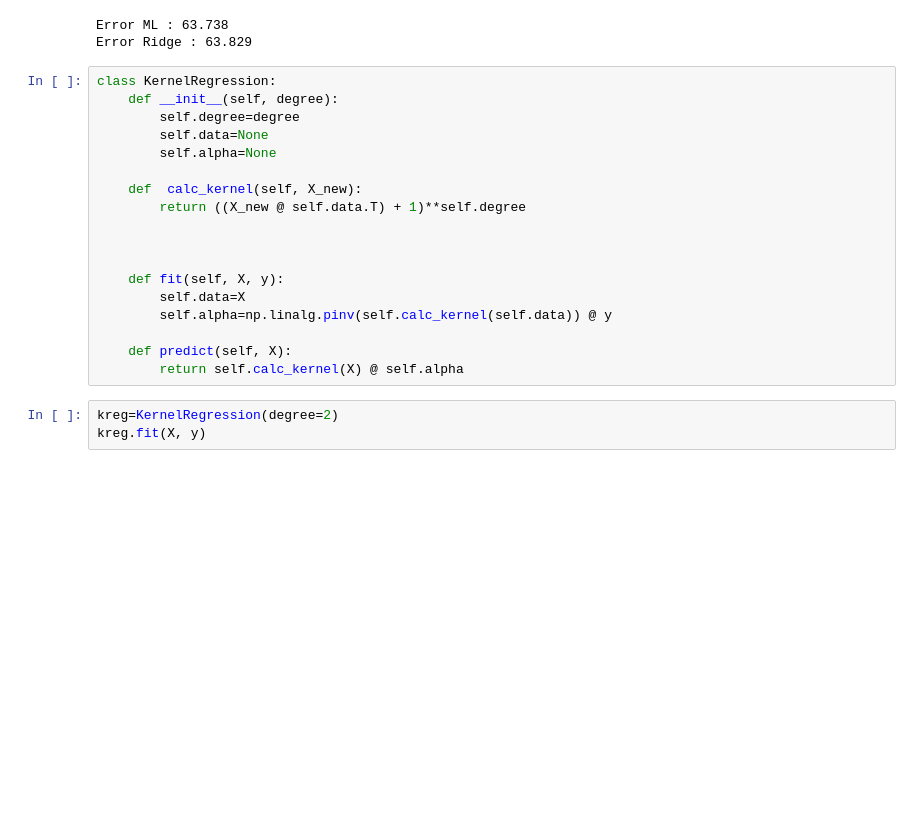
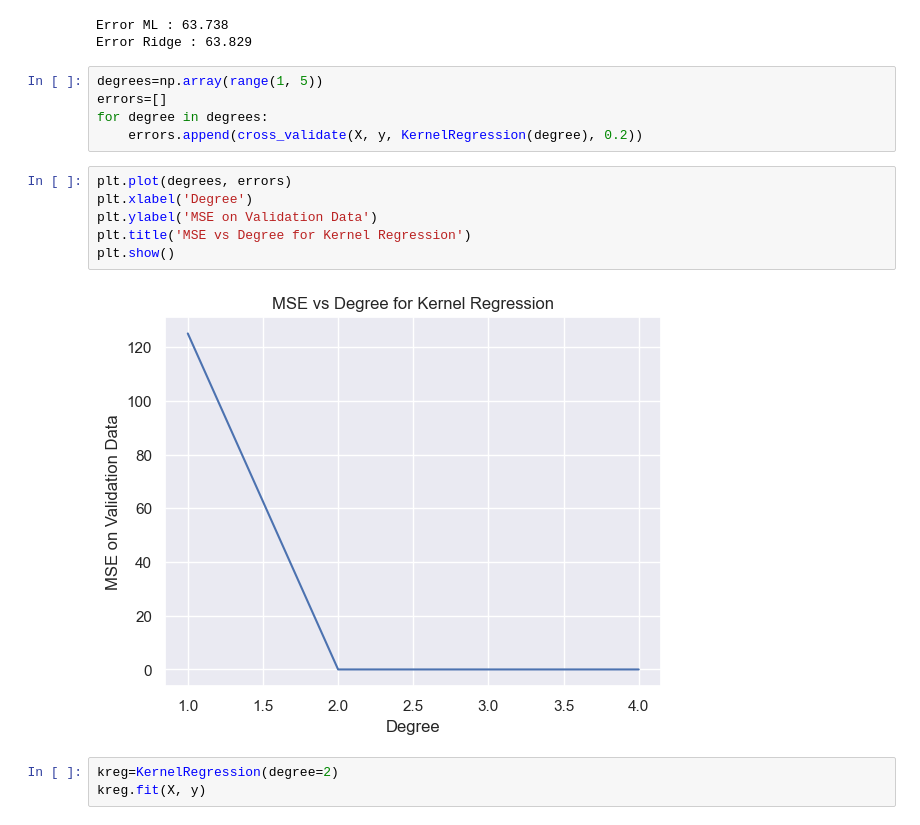
Before and after one commit to seg-fault123/ml, a Jupyter notebook: assignment1/da24c006.ipynb, the cells around one changed output. Cells and saved outputs as stored; diff of their text form; blank space fills up the shorter version.

```diff
--- a/assignment1/da24c006.ipynb
+++ b/assignment1/da24c006.ipynb
@@ -252,24 +93,19 @@ print('Error Ridge : %1.3f'%error_ridge)
 # %% [output]
 Error ML : 63.738
 Error Ridge : 63.829
-# %%
-class KernelRegression:
-    def __init__(self, degree):
-        self.degree=degree
-        self.data=None
-        self.alpha=None
-
-    def  calc_kernel(self, X_new):
-        return ((X_new @ self.data.T) + 1)**self.degree
-
-
-
-    def fit(self, X, y):
-        self.data=X
-        self.alpha=np.linalg.pinv(self.calc_kernel(self.data)) @ y
-
-    def predict(self, X):
-        return self.calc_kernel(X) @ self.alpha
+# %%
+degrees=np.array(range(1, 5))
+errors=[]
+for degree in degrees:
+    errors.append(cross_validate(X, y, KernelRegression(degree), 0.2))
+# %%
+plt.plot(degrees, errors)
+plt.xlabel('Degree')
+plt.ylabel('MSE on Validation Data')
+plt.title('MSE vs Degree for Kernel Regression')
+plt.show()
+# %% [output]
+[figure, added]
 # %%
 kreg=KernelRegression(degree=2)
 kreg.fit(X, y)
```
Also changed, not shown: parts of 18 cells of this notebook, 3 other files.
